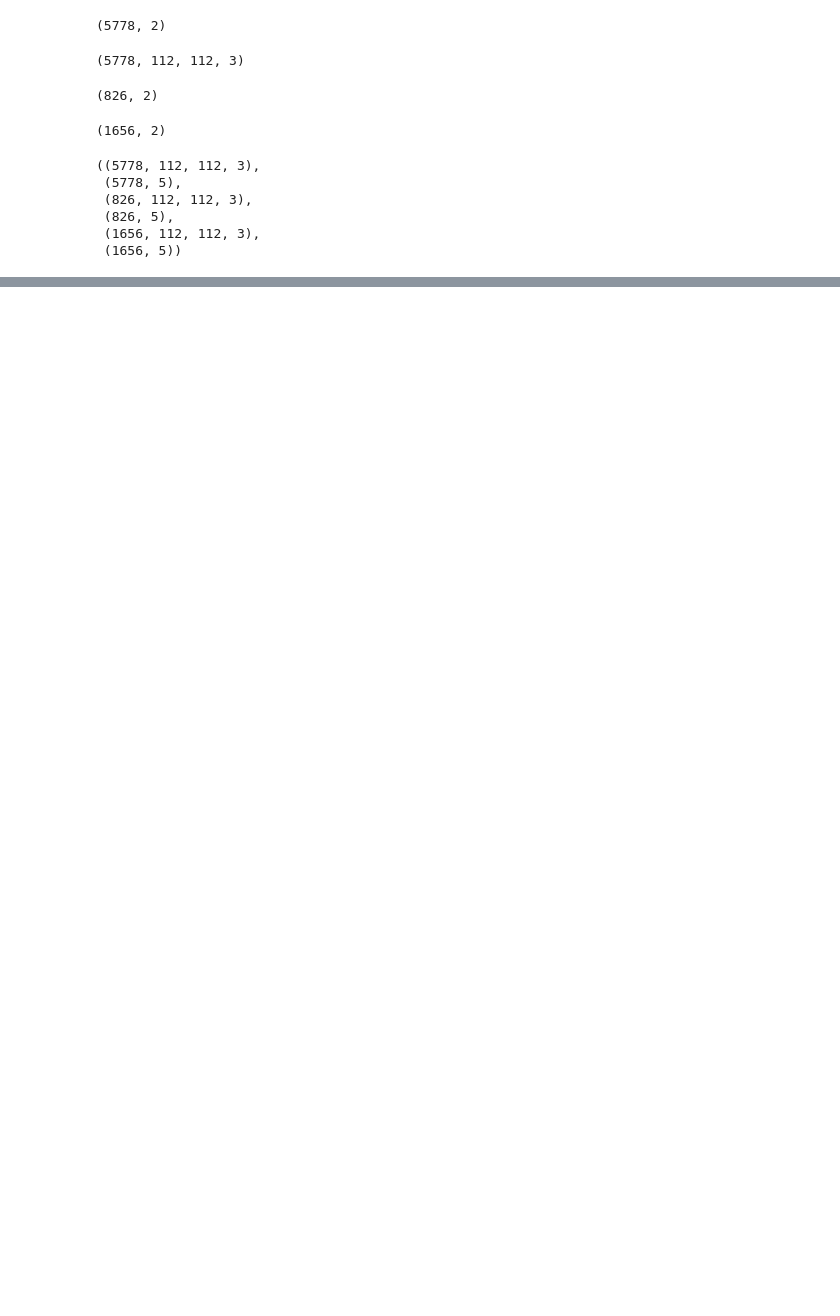
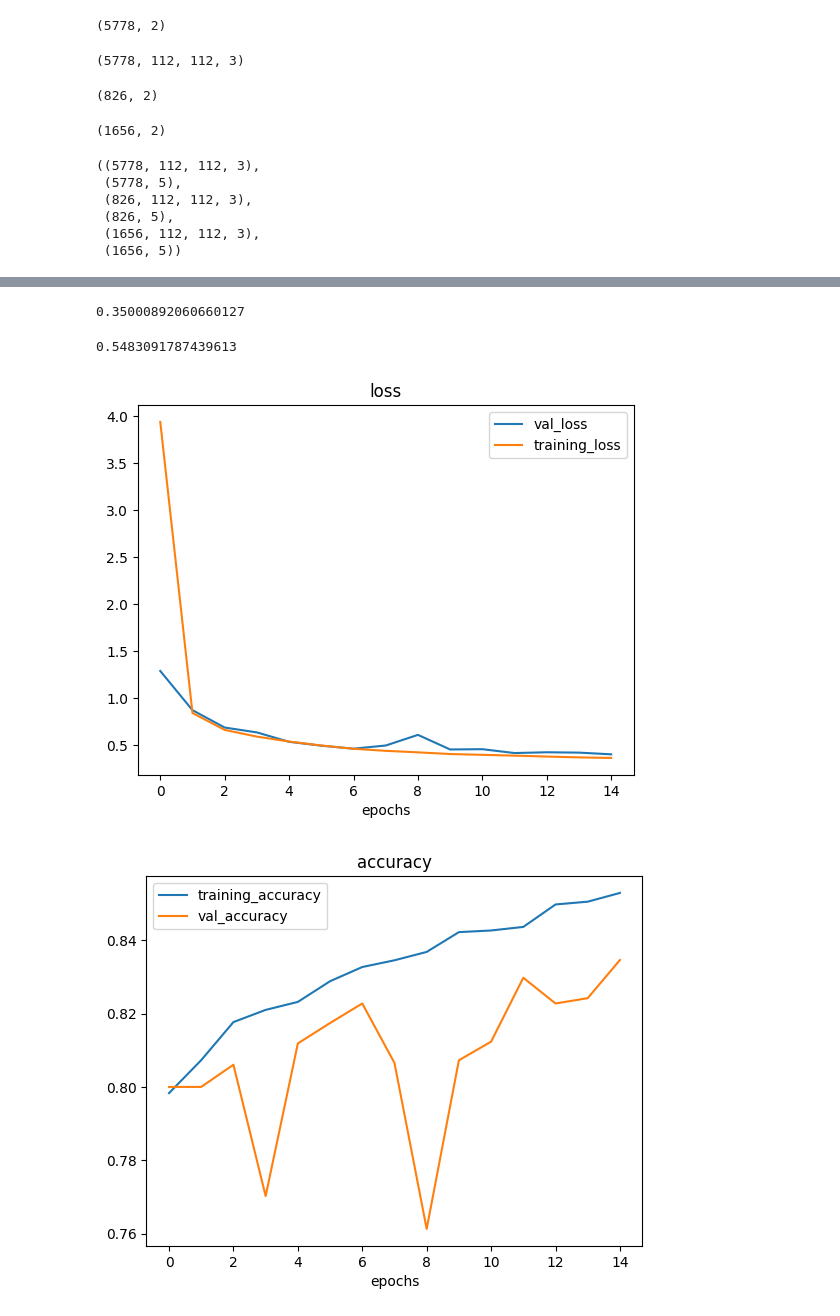
Before and after one commit to gaganv33/ml_flask_backend, a Jupyter notebook: testing.ipynb, the cells around one changed output, grey strips where cells are left out. Saved outputs shown, nothing was run; the diff lists cells and outputs as text; code cells hidden in the pictures; blank space fills up the shorter version.

```diff
--- a/testing.ipynb
+++ b/testing.ipynb
@@ -154,6 +155,8 @@ _________________________________________________________________
 # %%
 model.compile( optimizer="adam" , loss="binary_crossentropy" , metrics=["binary_accuracy", tf.keras.metrics.AUC()])
 # %%
-hist = model.fit(train_x, train_y, epochs=5 , batch_size=32,
-                    validation_data=(val_x,val_y), verbose=1)
+from keras.callbacks import EarlyStopping
+callbacks = [EarlyStopping(monitor='val_binary_accuracy' , patience=10 , restore_best_weights=True)]
+hist = model.fit(train_x, train_y, epochs=15, batch_size=32,
+                    validation_data=(val_x,val_y), verbose=1, callbacks=callbacks)
 # %% [output]
@@ -173,0 +201,39 @@ if os.path.isfile('models/first.h5') is False:
+# %%
+print(cohen_kappa_score(new_test_pred, new_test))
+# %% [output]
+0.35000892060660127
+# %%
+from sklearn.metrics import accuracy_score
+print(accuracy_score(new_test_pred, new_test))
+# %% [output]
+0.5483091787439613
+# %%
+def plot_curves(history):
+
+  loss = history.history["loss"]
+  val_loss = history.history["val_loss"]
+
+  accuracy = history.history["binary_accuracy"]
+  val_accuracy = history.history["val_binary_accuracy"]
+
+  epochs = range(len(history.history["loss"]))
+
+  #plot loss
+  plt.plot(epochs, val_loss, label = "val_loss")
+  plt.plot(epochs, loss, label = "training_loss")
+  plt.xlabel("epochs")
+  plt.title("loss")
+  plt.legend()
+
+  #plot accuracy
+  plt.figure()
+  plt.plot(epochs, accuracy, label = "training_accuracy")
+  plt.plot(epochs, val_accuracy, label = "val_accuracy")
+  plt.title("accuracy")
+  plt.xlabel("epochs")
+  plt.legend()
+# %%
+plot_curves(hist)
+# %% [output]
+[figure, added]
+[figure, added]
```
Also changed, not shown: parts of 15 cells of this notebook, 5 other files.
